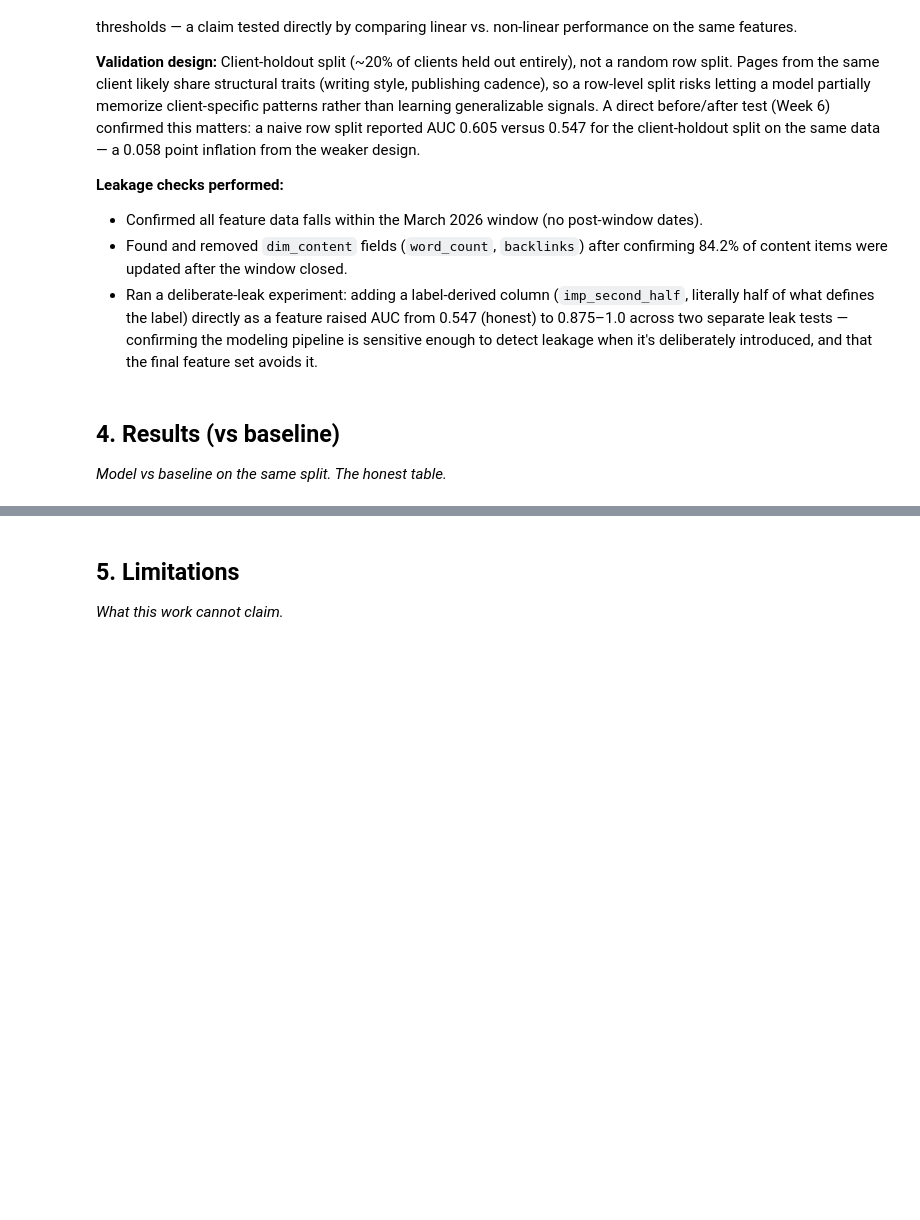
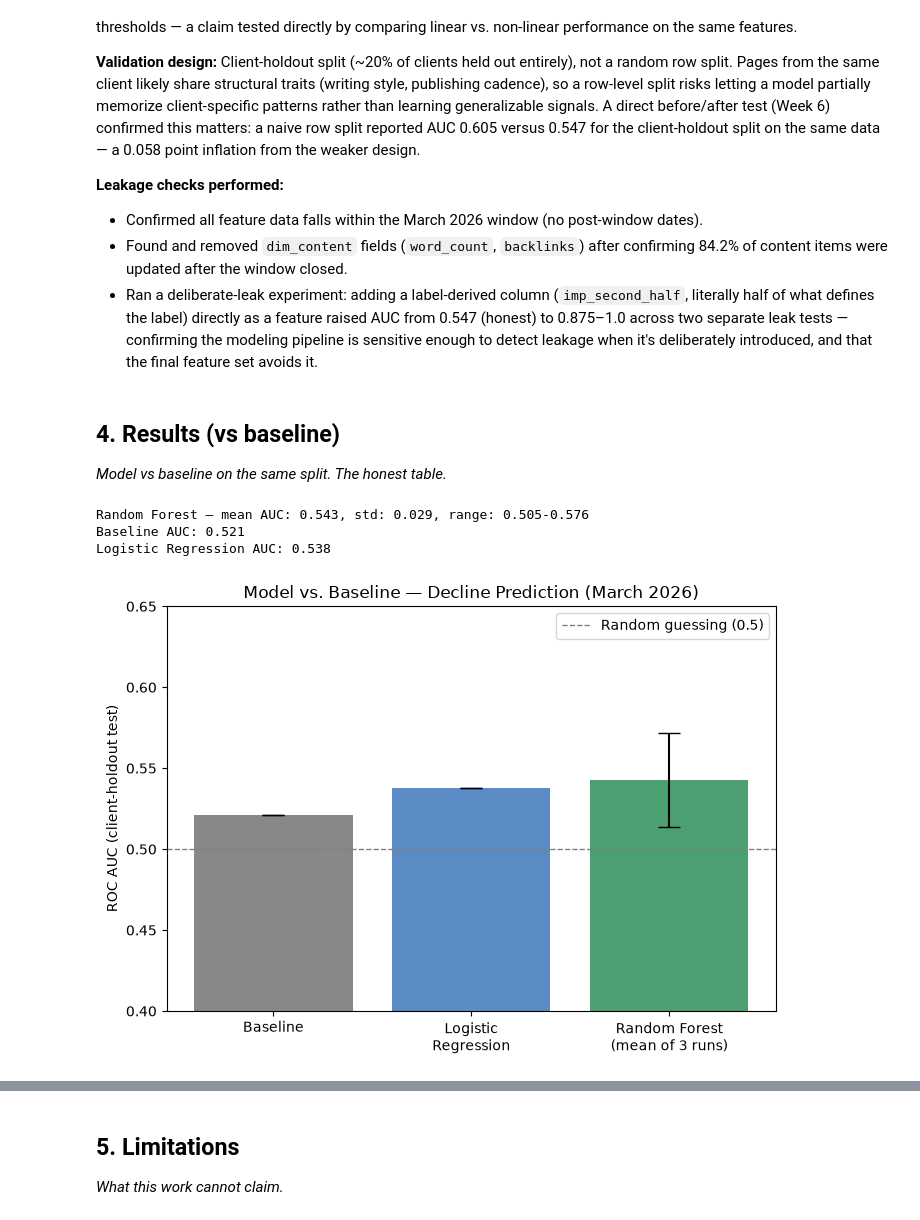
Before and after one commit to kaant7/flyrank-internship-ml, a Jupyter notebook: work/notebooks/capstone.ipynb, the cells around one changed output, grey strips where cells are left out. Drawn from its saved outputs; the diff is of its cells as text; code cells hidden in the pictures; blank space fills up the shorter version.

```diff
--- a/work/notebooks/capstone.ipynb
+++ b/work/notebooks/capstone.ipynb
@@ -133,3 +133,42 @@ the client-holdout split on the same data — a 0.058 point inflation from the w
 ## 4. Results (vs baseline)
 
 *Model vs baseline on the same split. The honest table.*
+# %%
+import matplotlib.pyplot as plt
+import numpy as np
+
+# Results collected across Weeks 5-7, same client-holdout design, different random client samples
+results = {
+    "Baseline (low_ctr_visible_page)": [0.521],
+    "Logistic Regression": [0.538],
+    "Random Forest (3 runs)": [0.576, 0.547, 0.505],  # Week 5, Week 6, Week 7
+}
+
+rf_runs = results["Random Forest (3 runs)"]
+rf_mean = np.mean(rf_runs)
+rf_std = np.std(rf_runs)
+
+print(f"Random Forest — mean AUC: {rf_mean:.3f}, std: {rf_std:.3f}, range: {min(rf_runs):.3f}-{max(rf_runs):.3f}")
+print(f"Baseline AUC: {results['Baseline (low_ctr_visible_page)'][0]:.3f}")
+print(f"Logistic Regression AUC: {results['Logistic Regression'][0]:.3f}")
+
+# Chart: bar with error bar for RF's variance across runs
+fig, ax = plt.subplots(figsize=(7, 5))
+labels = ["Baseline", "Logistic\nRegression", "Random Forest\n(mean of 3 runs)"]
+values = [0.521, 0.538, rf_mean]
+errors = [0, 0, rf_std]
+
+bars = ax.bar(labels, values, yerr=errors, capsize=8, color=["#888", "#5B8BC4", "#4C9F70"])
+ax.axhline(0.5, color="gray", linestyle="--", linewidth=1, label="Random guessing (0.5)")
+ax.set_ylabel("ROC AUC (client-holdout test)")
+ax.set_title("Model vs. Baseline — Decline Prediction (March 2026)")
+ax.set_ylim(0.4, 0.65)
+ax.legend()
+plt.tight_layout()
+plt.savefig("../figures/results_model_vs_baseline.png", dpi=150)
+plt.show()
+# %% [output]
+Random Forest — mean AUC: 0.543, std: 0.029, range: 0.505-0.576
+Baseline AUC: 0.521
+Logistic Regression AUC: 0.538
+[figure, added]
```
Also changed, not shown: parts of 1 cell of this notebook, 1 other file.
